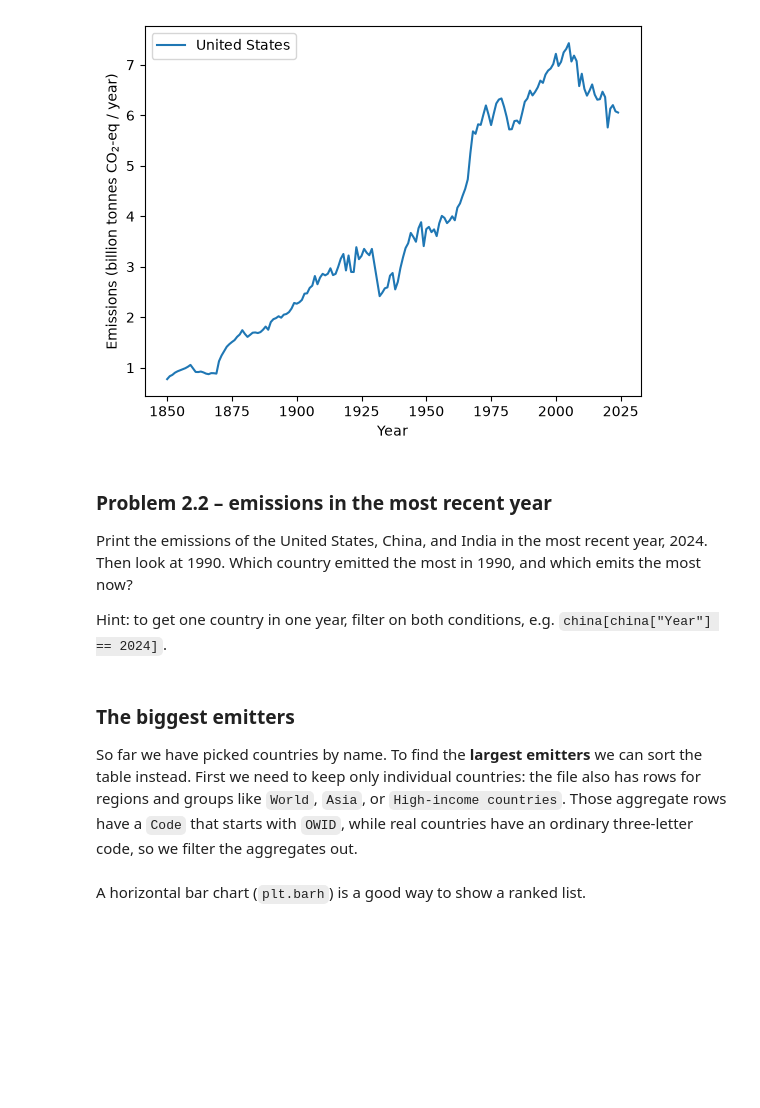
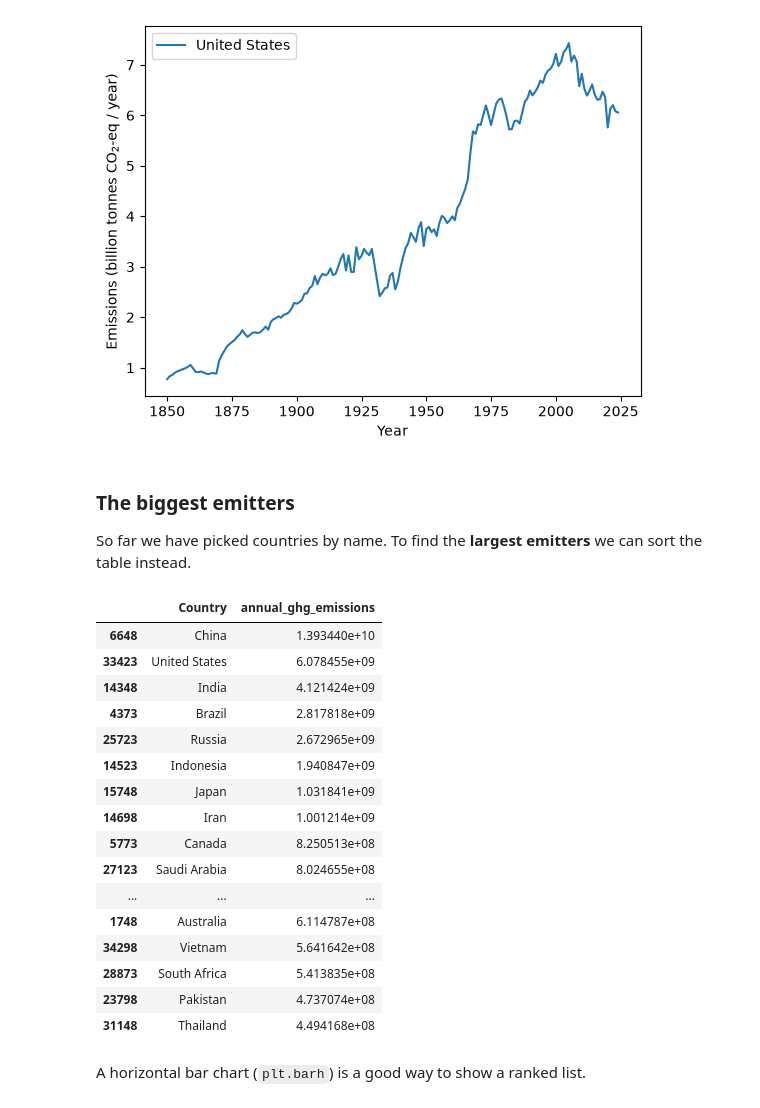
Before and after one commit to fdavenport/CIVE480A-Fall26, a Jupyter notebook: Lab1_Greenhouse_Gases_and_Radiation.ipynb, the cells around one changed output. Drawn from its saved outputs; the diff is of its cells as text; code cells hidden in the pictures; blank space fills up the shorter version.

```diff
--- a/Lab1_Greenhouse_Gases_and_Radiation.ipynb
+++ b/Lab1_Greenhouse_Gases_and_Radiation.ipynb
@@ -288,9 +302,3 @@ plt.legend()
 plt.show()
 # %% [output]
 [figure]
-# %% [markdown]
-### Problem 2.2 – emissions in the most recent year
-
-Print the emissions of the United States, China, and India in the most recent year, 2024. Then look at 1990. Which country emitted the most in 1990, and which emits the most now?
-
-Hint: to get one country in one year, filter on both conditions, e.g. `china[china["Year"] == 2024]`.
@@ -299,14 +305,30 @@ Hint: to get one country in one year, filter on both conditions, e.g. `china[chi
 # %% [markdown]
 ### The biggest emitters
 
-So far we have picked countries by name. To find the **largest emitters** we can sort the table instead. First we need to keep only individual countries: the file also has rows for regions and groups like `World`, `Asia`, or `High-income countries`. Those aggregate rows have a `Code` that starts with `OWID`, while real countries have an ordinary three-letter code, so we filter the aggregates out.
+So far we have picked countries by name. To find the **largest emitters** we can sort the table instead.
 # %%
-countries_only = emissions[emissions["Code"].notna() & ~emissions["Code"].str.startswith("OWID", na=False)]
-
 # keep one year, then sort to get the 20 largest emitters
-year_2023 = countries_only[countries_only["Year"] == 2023]
+year_2023 = emissions[emissions["Year"] == 2023]
 top20 = year_2023.nlargest(20, "annual_ghg_emissions")
 top20[["Country", "annual_ghg_emissions"]]
+# %% [output]
+|  | Country | annual_ghg_emissions |
+| 6648 | China | 1.393440e+10 |
+| 33423 | United States | 6.078455e+09 |
+| 14348 | India | 4.121424e+09 |
+| 4373 | Brazil | 2.817818e+09 |
+| 25723 | Russia | 2.672965e+09 |
+| 14523 | Indonesia | 1.940847e+09 |
+| 15748 | Japan | 1.031841e+09 |
+| 14698 | Iran | 1.001214e+09 |
+| 5773 | Canada | 8.250513e+08 |
+| 27123 | Saudi Arabia | 8.024655e+08 |
+| ... | ... | ... |
+| 1748 | Australia | 6.114787e+08 |
+| 34298 | Vietnam | 5.641642e+08 |
+| 28873 | South Africa | 5.413835e+08 |
+| 23798 | Pakistan | 4.737074e+08 |
+| 31148 | Thailand | 4.494168e+08 |
 # %% [markdown]
 A horizontal bar chart (`plt.barh`) is a good way to show a ranked list.
 # %%
```
Also changed, not shown: parts of 25 cells of this notebook.
